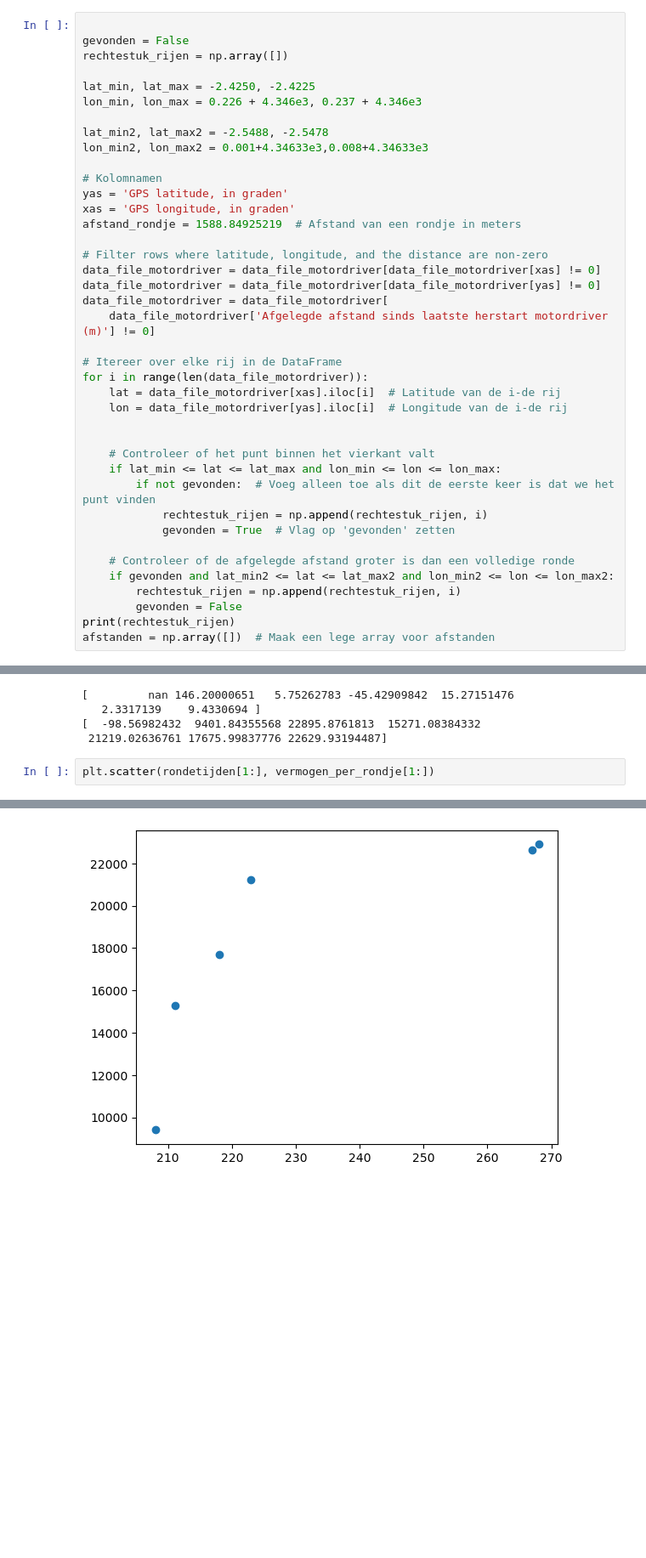
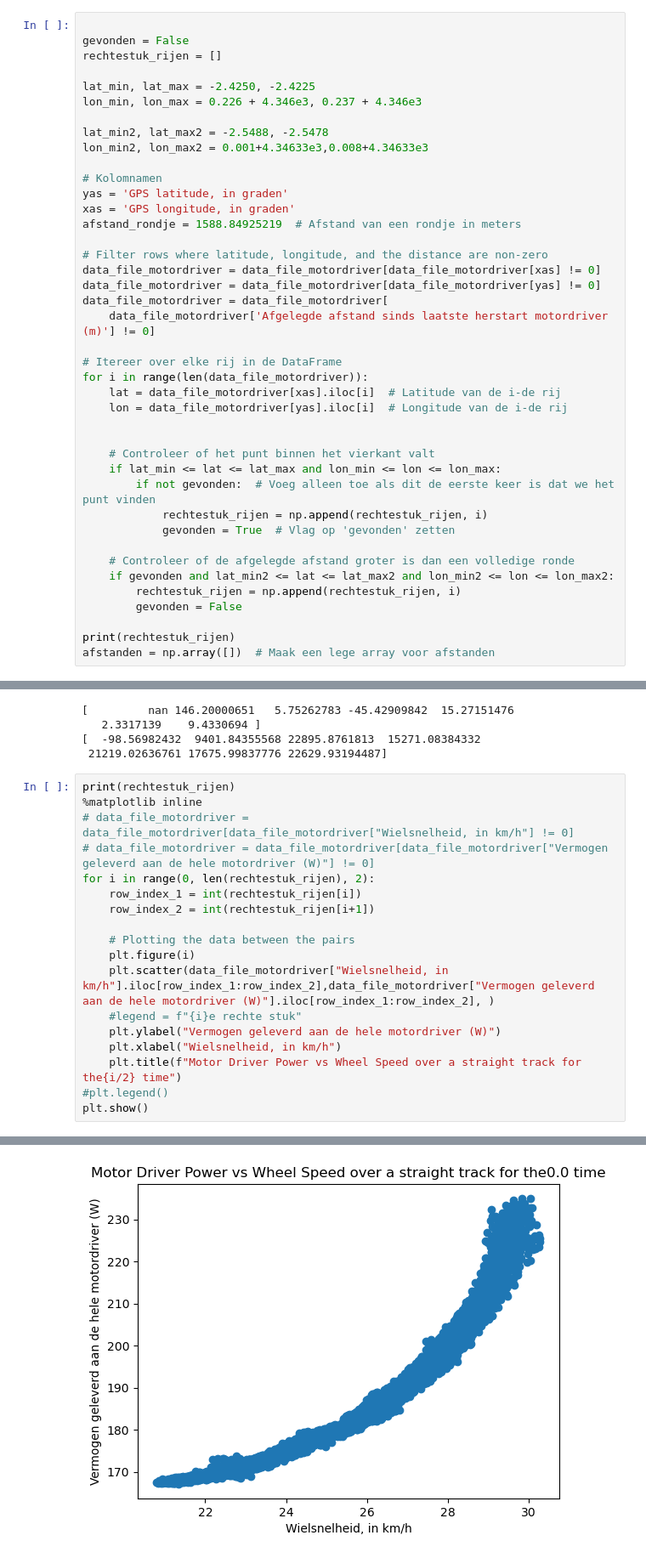
Before and after one commit to Qrax/Clean_Mobility, a Jupyter notebook: main.ipynb, the cells around one changed output, grey strips where cells are left out. Shown at 85% size. Cells and saved outputs as stored; diff of their text form; blank space fills up the shorter version.

Commit message:
Kan plotjes maken van vermogen tegen snelheid

```diff
--- a/main.ipynb
+++ b/main.ipynb
@@ -158,7 +158,7 @@ afstanden = np.array([])  # Maak een lege array voor afstanden
 # %%
 
 gevonden = False
-rechtestuk_rijen = np.array([])
+rechtestuk_rijen = []
 
 lat_min, lat_max = -2.4250, -2.4225
 lon_min, lon_max = 0.226 + 4.346e3, 0.237 + 4.346e3
@@ -193,6 +193,7 @@ for i in range(len(data_file_motordriver)):
     if gevonden and lat_min2 <= lat <= lat_max2 and lon_min2 <= lon <= lon_max2:
         rechtestuk_rijen = np.append(rechtestuk_rijen, i)
         gevonden = False
+
 print(rechtestuk_rijen)
 afstanden = np.array([])  # Maak een lege array voor afstanden
 # %% [output]
@@ -275,5 +288,21 @@ print(vermogen_per_rondje)
 [  -98.56982432  9401.84355568 22895.8761813  15271.08384332
  21219.02636761 17675.99837776 22629.93194487]
 # %%
-plt.scatter(rondetijden[1:], vermogen_per_rondje[1:])
+print(rechtestuk_rijen)
+%matplotlib inline
+# data_file_motordriver = data_file_motordriver[data_file_motordriver["Wielsnelheid, in km/h"] != 0]
+# data_file_motordriver = data_file_motordriver[data_file_motordriver["Vermogen geleverd aan de hele motordriver (W)"] != 0]
+for i in range(0, len(rechtestuk_rijen), 2):
+    row_index_1 = int(rechtestuk_rijen[i])
+    row_index_2 = int(rechtestuk_rijen[i+1])
+
+    # Plotting the data between the pairs
+    plt.figure(i)
+    plt.scatter(data_file_motordriver["Wielsnelheid, in km/h"].iloc[row_index_1:row_index_2],data_file_motordriver["Vermogen geleverd aan de hele motordriver (W)"].iloc[row_index_1:row_index_2], )
+    #legend = f"{i}e rechte stuk"
+    plt.ylabel("Vermogen geleverd aan de hele motordriver (W)")
+    plt.xlabel("Wielsnelheid, in km/h")
+    plt.title(f"Motor Driver Power vs Wheel Speed over a straight track for the{i/2} time")
+#plt.legend()
+plt.show()
 # %% [output]
@@ -281 +311 @@ plt.scatter(rondetijden[1:], vermogen_per_rondje[1:])
-[figure, old version]
+[figure, new version]
```
Also changed, not shown: parts of 6 cells of this notebook, 1 other file.
